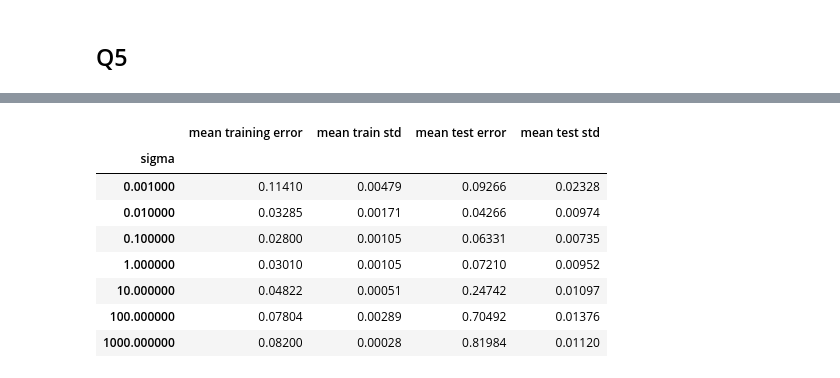
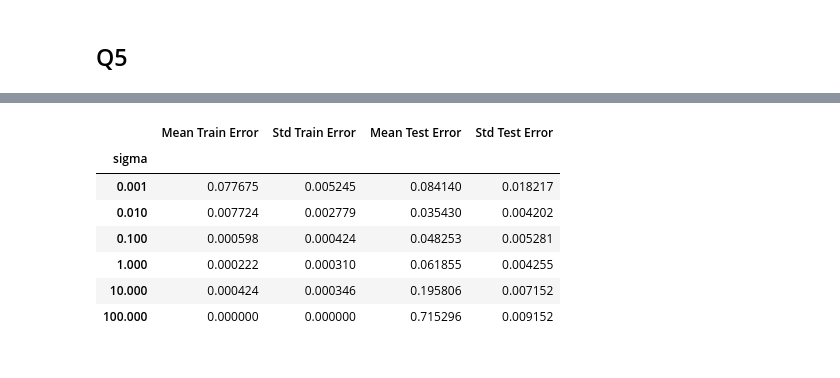
Before and after one commit to marcali/Supervised_Learning_CW2, a Jupyter notebook: KernelPerceptron.ipynb, the cells around one changed output, grey strips where cells are left out. Saved outputs shown, nothing was run; the diff lists cells and outputs as text; code cells hidden in the pictures.

```diff
--- a/KernelPerceptron.ipynb
+++ b/KernelPerceptron.ipynb
@@ -14,9 +14,10 @@ from sklearn.model_selection import train_test_split
 # %%
 #loading data
 zipcombo = np.loadtxt('zipcombo.dat')
-zipcombo_qater = zipcombo[:len(zipcombo)//3]
+zipcombo_qater = zipcombo[:len(zipcombo)//1]
 training_data = np.loadtxt('dtrain123.dat')
 test_data = np.loadtxt('dtest123.dat')
+x_data, y_labels = split_into_data_and_labels(zipcombo_qater)
 
 #some training data is continuous, need to make sure everything is either -1 or 1
 # %%
@@ -115,14 +191,14 @@ def predict_kernel_perceptron(y, alpha, K, return_labels=False):
 N_RUNS = 20
 d_range = np.arange(1, 8, dtype=int)  # k = 1...7
 #substitute for the real data with 10
-x_data, y_labels = split_into_data_and_labels(zipcombo_qater)
+
 #can be extraced from data
 n_classes = len(np.unique(y_labels))
 
-def run_experiment(x_data, y_labels, N_RUNS, d, n_classes):
-    train_errors = np.zeros((N_RUNS, len(d_range)))
-    train_errors2 = np.zeros((N_RUNS, len(d_range)))
-    test_errors = np.zeros((N_RUNS, len(d_range)))
+def run_experiment_without_cross_val(x_data, y_labels, N_RUNS, params_range, n_classes, kernel_function: callable):
+    train_errors = np.zeros((N_RUNS, len(params_range)))
+    train_errors2 = np.zeros((N_RUNS, len(params_range)))
+    test_errors = np.zeros((N_RUNS, len(params_range)))
 
     for i_run in range(N_RUNS):
         X_train, X_test, y_train, y_test = train_test_split(
@@ -130,16 +206,17 @@ def run_experiment(x_data, y_labels, N_RUNS, d, n_classes):
         )
         n_training_samples = X_train.shape[0]
 
-        for j_ind, j in enumerate(d_range):
-            K_train = polynomial_kernel(X_train, X_train, j)
+        for j_ind, j in enumerate(params_range):
+            K_train = kernel_function(X_train, X_train, j)
 
             alpha, train_errors[i_run, j_ind] = train_kernel_perceptron_online(X_train, y_train, K_train, n_classes)
             train_errors2[i_run, j_ind] = predict_kernel_perceptron(y_train, alpha, K_train)
 
             print(f"Run {i_run}, degree {j}, train error {train_errors[i_run, j_ind]}, number of samples {n_training_samples}")
+            print(f"Run {i_run}, degree {j}, train error 2 {train_errors2[i_run, j_ind]}, number of samples {n_training_samples}")
 
             # calculating prediction of the test data
-            K_test = polynomial_kernel(X_test, X_train, j)
+            K_test = kernel_function(X_test, X_train, j)
             test_errors[i_run, j_ind] = predict_kernel_perceptron(y_test, alpha, K_test)
             print(f"Run {i_run}, degree {j}, test error {test_errors[i_run, j_ind]}, number of samples {len(X_test)}")
 
@@ -149,5 +226,3 @@ def run_experiment(x_data, y_labels, N_RUNS, d, n_classes):
     mean_std_test_errors = np.std(test_errors, axis=0)
 
     return mean_train_errors, mean_test_errors, mean_std_train_errors, mean_std_test_errors
-
-mean_train_errors, mean_test_errors, mean_std_train_errors, mean_std_test_errors = run_experiment(x_data, y_labels, N_RUNS, d_range, n_classes)
@@ -618,0 +573,3 @@ mean_train_errors_gauss, mean_test_errors_gauss, mean_std_train_errors_gauss, me
+# %%
+c_range = [0.001, 0.01, 0.1, 1, 10, 100]
+mean_train_errors_gauss, mean_test_errors_gauss, mean_std_train_errors_gauss, mean_std_test_errors_gauss = run_experiment_without_cross_val(x_data, y_labels, N_RUNS, c_range, n_classes, kernel_function=gaussian_kernel_matrix)
@@ -624,26 +599,24 @@ array([0.11409699, 0.03284893, 0.02799516, 0.03010085, 0.04821645,
 # %%
 # Create a summary table
-columns = ['sigma', 'mean training error', 'mean train std', 'mean test error', 'mean test std']
+columns = ['sigma', 'Mean Train Error', 'Std Train Error', 'Mean Test Error', 'Std Test Error']
 
 # Take an average over all the runs
-kernel_perceptron = pd.concat((
+kernel_perceptron_gauss = pd.concat((
     pd.DataFrame(mean_train_errors_gauss, columns=[columns[1]]),
     pd.DataFrame(mean_std_train_errors_gauss,columns=[columns[2]]),
     pd.DataFrame(mean_test_errors_gauss, columns=[columns[3]]),
     pd.DataFrame(mean_std_test_errors_gauss, columns=[columns[4]])), axis=1
 )
-kernel_perceptron.set_index((pd.Series(c_range, name='c')), inplace=True)
-kernel_perceptron.index.name = 'sigma'
-kernel_perceptron = kernel_perceptron.style.format("{:.5f}")
+kernel_perceptron_gauss.set_index((pd.Series(c_range, name='c')), inplace=True)
+kernel_perceptron_gauss.index.name = 'sigma'
 
-kernel_perceptron
+kernel_perceptron_gauss
 # %% [output]
-|  | mean training error | mean train std | mean test error | mean test std |
+|  | Mean Train Error | Std Train Error | Mean Test Error | Std Test Error |
 | sigma |  |  |  |  |
-| 0.001000 | 0.11410 | 0.00479 | 0.09266 | 0.02328 |
-| 0.010000 | 0.03285 | 0.00171 | 0.04266 | 0.00974 |
-| 0.100000 | 0.02800 | 0.00105 | 0.06331 | 0.00735 |
-| 1.000000 | 0.03010 | 0.00105 | 0.07210 | 0.00952 |
-| 10.000000 | 0.04822 | 0.00051 | 0.24742 | 0.01097 |
-| 100.000000 | 0.07804 | 0.00289 | 0.70492 | 0.01376 |
-| 1000.000000 | 0.08200 | 0.00028 | 0.81984 | 0.01120 |
+| 0.001 | 0.077675 | 0.005245 | 0.084140 | 0.018217 |
+| 0.010 | 0.007724 | 0.002779 | 0.035430 | 0.004202 |
+| 0.100 | 0.000598 | 0.000424 | 0.048253 | 0.005281 |
+| 1.000 | 0.000222 | 0.000310 | 0.061855 | 0.004255 |
+| 10.000 | 0.000424 | 0.000346 | 0.195806 | 0.007152 |
+| 100.000 | 0.000000 | 0.000000 | 0.715296 | 0.009152 |
```
Also changed, not shown: parts of 32 cells of this notebook, 5 other files.
